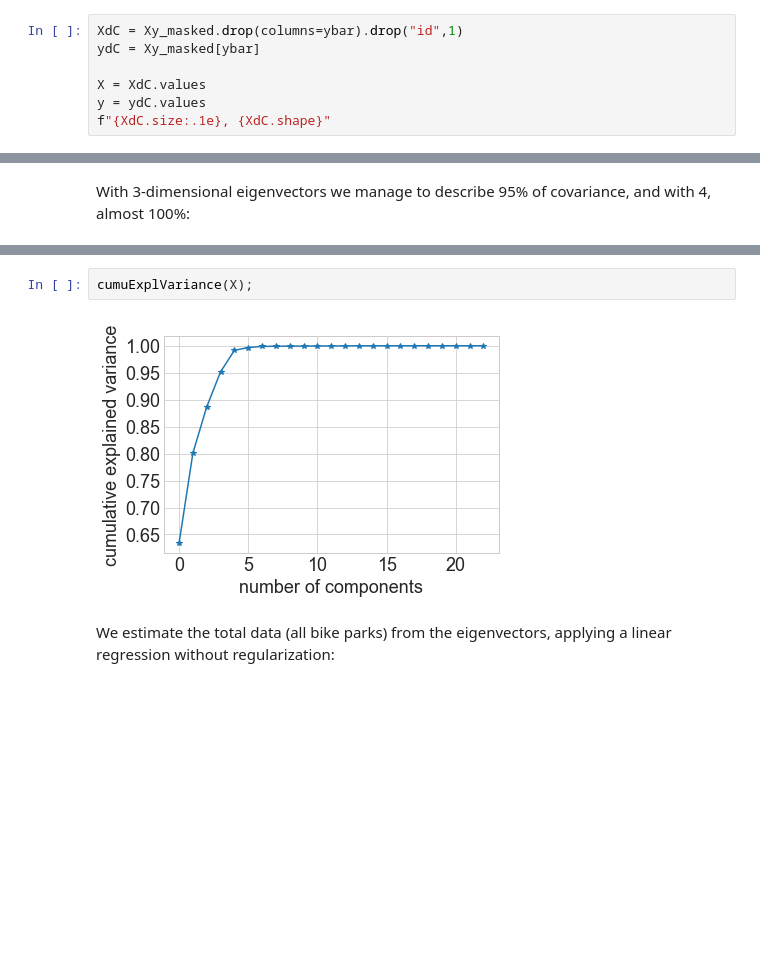
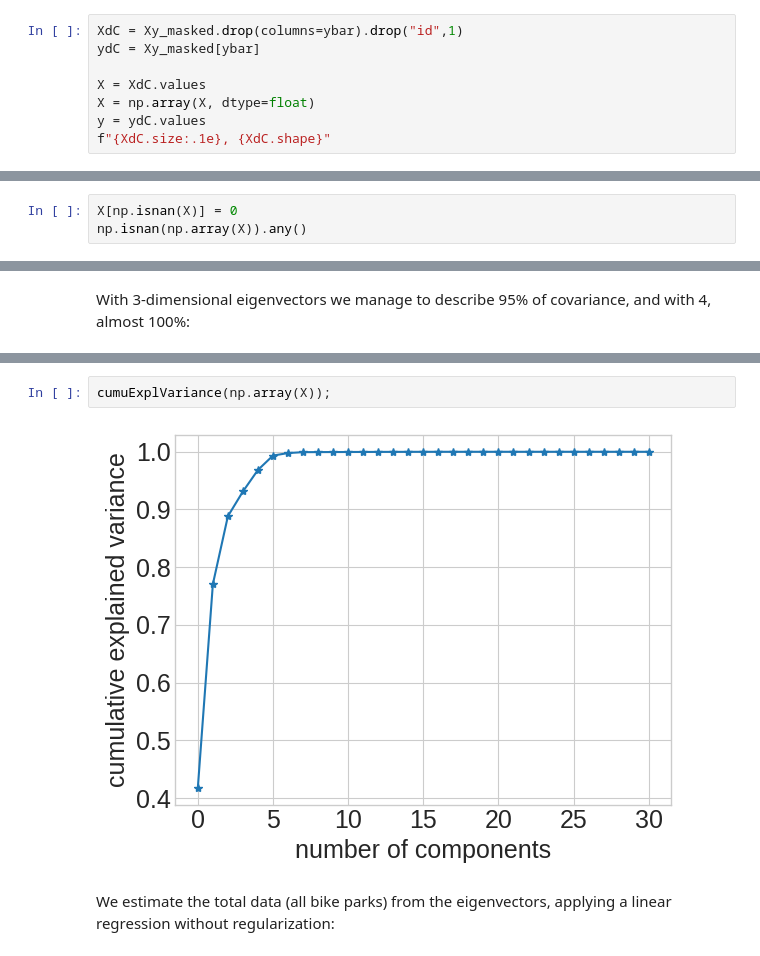
Before and after one commit to juanMarinero/bicingBarcelona, a Jupyter notebook: main.ipynb, the cells around one changed output, grey strips where cells are left out. Drawn from its saved outputs; the diff is of its cells as text; blank space fills up the shorter version.

```diff
--- a/main.ipynb
+++ b/main.ipynb
@@ -325,6 +322,7 @@ XdC = Xy_masked.drop(columns=ybar).drop("id",1)
 ydC = Xy_masked[ybar]
 
 X = XdC.values
+X = np.array(X, dtype=float)
 y = ydC.values
 f"{XdC.size:.1e}, {XdC.shape}"
 # %% [output]
@@ -331,0 +332,3 @@ f"{XdC.size:.1e}, {XdC.shape}"
+# %%
+X[np.isnan(X)] = 0
+np.isnan(np.array(X)).any()
@@ -334,7 +349,7 @@ With 3-dimensional eigenvectors we manage to describe 95% of covariance, and wit
 # %%
-cumuExplVariance(X);
+cumuExplVariance(np.array(X));
 # %% [output]
-[figure, old version]
+[figure, new version]
 # %% [markdown]
 We estimate the total data (all bike parks) from the eigenvectors, applying a linear regression without regularization:
 # %% [markdown]
```
Also changed, not shown: parts of 37 cells of this notebook.
